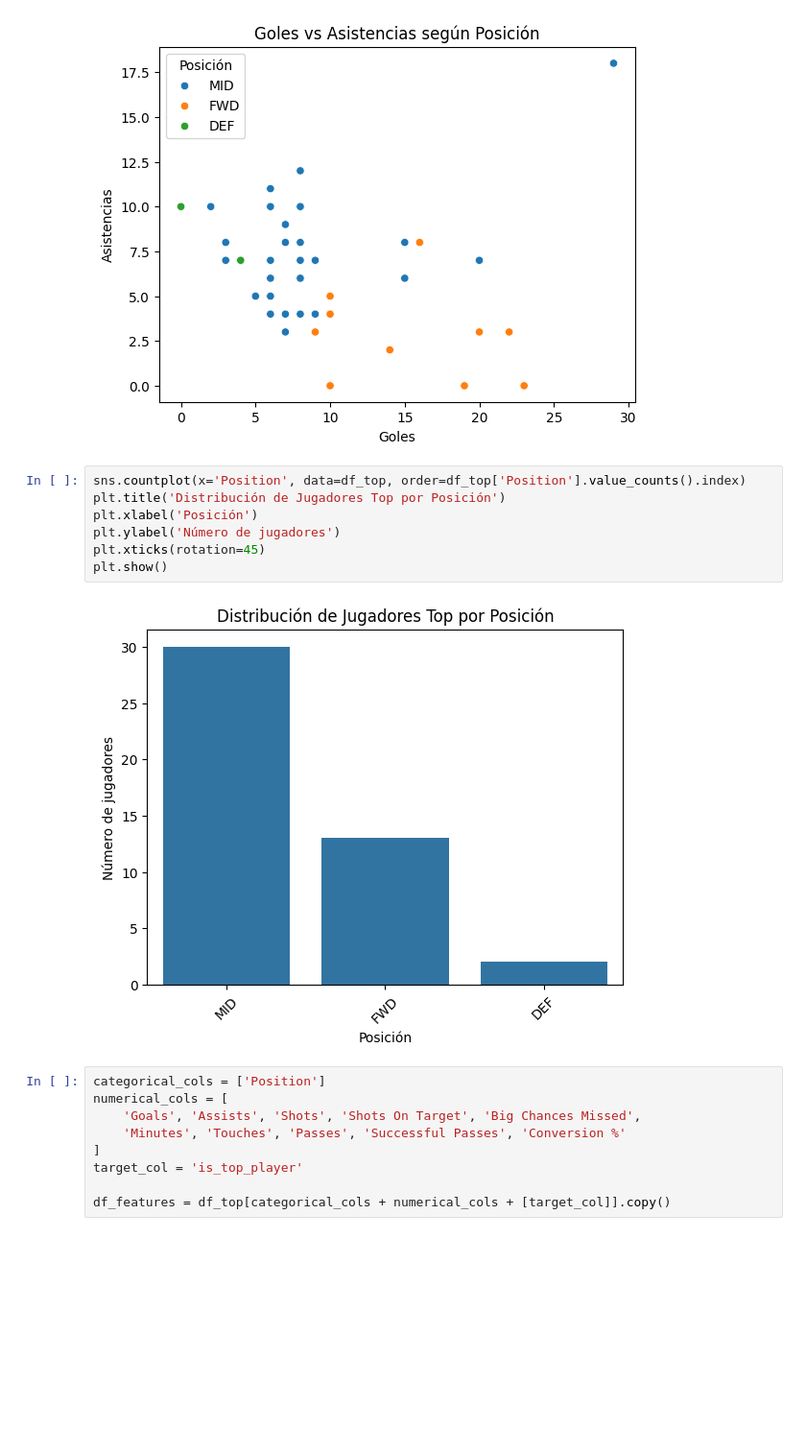
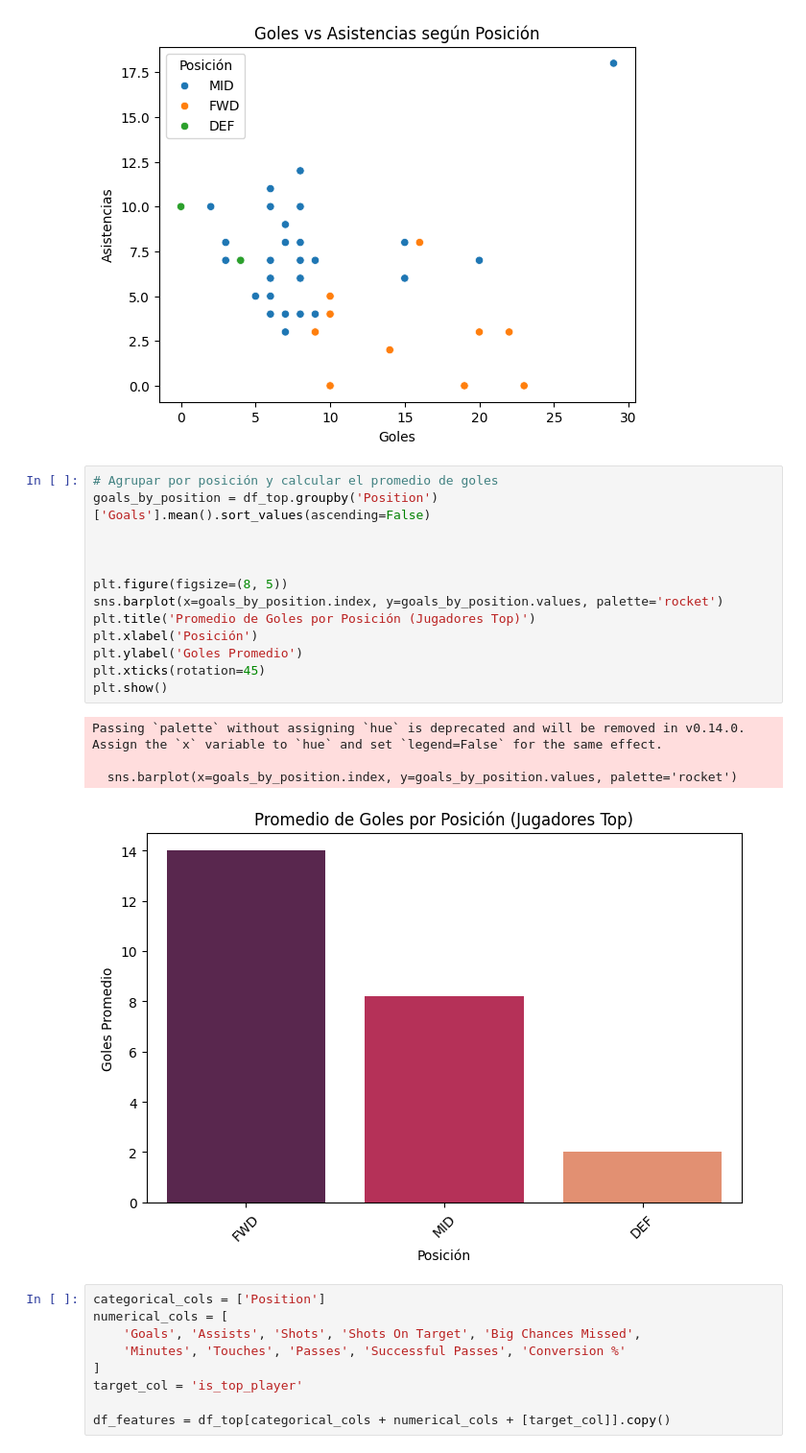
Before and after one commit to Carlosnava16/Unit-2-Use-case-, a Jupyter notebook: Unite 2 use case/epl_top_players_classification.ipynb, the cells around one changed output. Shown at 96% size. Saved outputs shown, nothing was run; the diff lists cells and outputs as text; blank space fills up the shorter version.

```diff
--- a/Unite 2 use case/epl_top_players_classification.ipynb
+++ b/Unite 2 use case/epl_top_players_classification.ipynb
@@ -277,14 +287,23 @@ plt.show()
 # %% [output]
 [figure]
 # %%
-sns.countplot(x='Position', data=df_top, order=df_top['Position'].value_counts().index)
-plt.title('Distribución de Jugadores Top por Posición')
+# Agrupar por posición y calcular el promedio de goles
+goals_by_position = df_top.groupby('Position')['Goals'].mean().sort_values(ascending=False)
+
+
+
+plt.figure(figsize=(8, 5))
+sns.barplot(x=goals_by_position.index, y=goals_by_position.values, palette='rocket')
+plt.title('Promedio de Goles por Posición (Jugadores Top)')
 plt.xlabel('Posición')
-plt.ylabel('Número de jugadores')
+plt.ylabel('Goles Promedio')
 plt.xticks(rotation=45)
 plt.show()
 # %% [output]
+Passing `palette` without assigning `hue` is deprecated and will be removed in v0.14.0. Assign the `x` variable to `hue` and set `legend=False` for the same effect.
+
+  sns.barplot(x=goals_by_position.index, y=goals_by_position.values, palette='rocket')
-[figure, old version]
+[figure, new version]
 # %%
 categorical_cols = ['Position']
 numerical_cols = [
```
Also changed, not shown: parts of 3 cells of this notebook.
